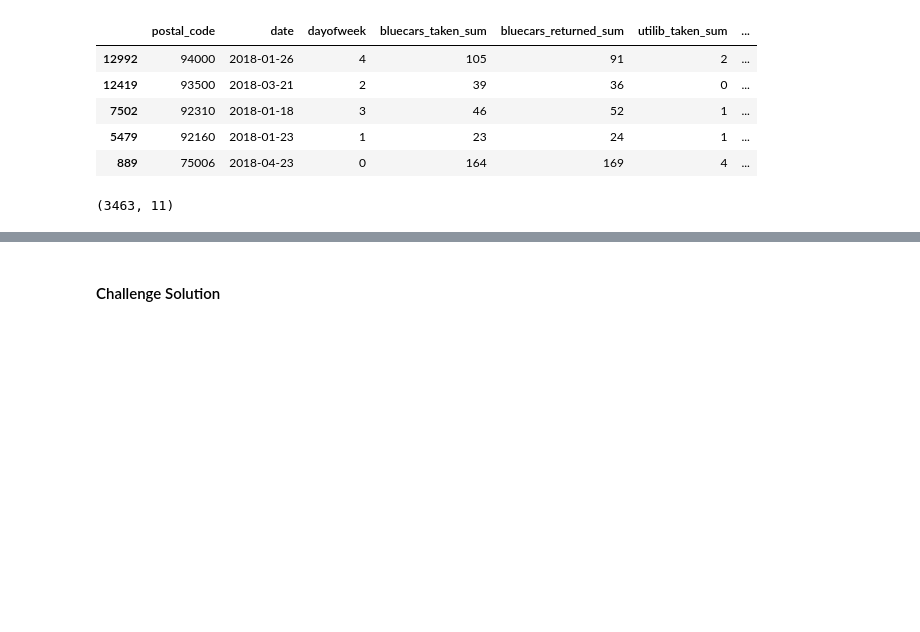
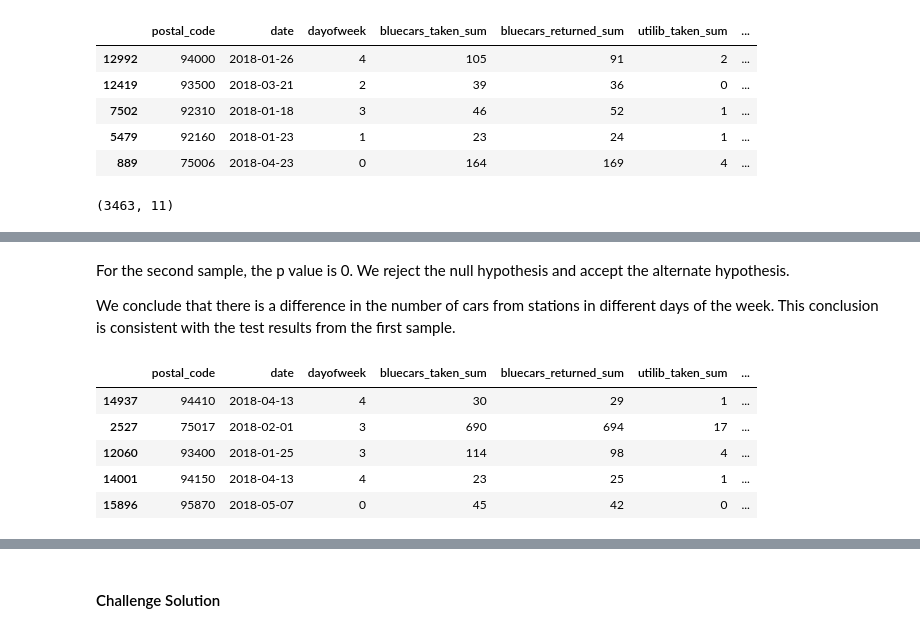
Before and after one commit to booorayan/BluecarsAuto, a Jupyter notebook: Autolib_projecte.ipynb, the cells around one changed output, grey strips where cells are left out. Drawn from its saved outputs; the diff is of its cells as text; code cells hidden in the pictures; blank space fills up the shorter version.

```diff
--- a/Autolib_projecte.ipynb
+++ b/Autolib_projecte.ipynb
@@ -1004,0 +1039,17 @@ p-value: 0.7524
+# %% [markdown]
+For the second sample, the p value is 0. We reject the null hypothesis and accept the alternate hypothesis.
+
+We conclude that there is a difference in the number of cars from stations in different days of the week. This conclusion is consistent with the test results from the first sample.
+# %%
+# creating a third random sample from the autob dataframe
+# size of third sample is also 30% of original data
+
+samp3 = autob.sample(frac=0.3, random_state=3098)
+samp3.head()
+# %% [output]
+|  | postal_code | date | dayofweek | bluecars_taken_sum | bluecars_returned_sum | utilib_taken_sum | ... |
+| 14937 | 94410 | 2018-04-13 | 4 | 30 | 29 | 1 | ... |
+| 2527 | 75017 | 2018-02-01 | 3 | 690 | 694 | 17 | ... |
+| 12060 | 93400 | 2018-01-25 | 3 | 114 | 98 | 4 | ... |
+| 14001 | 94150 | 2018-04-13 | 4 | 23 | 25 | 1 | ... |
+| 15896 | 95870 | 2018-05-07 | 0 | 45 | 42 | 0 | ... |
```
Also changed, not shown: parts of 37 cells of this notebook.
